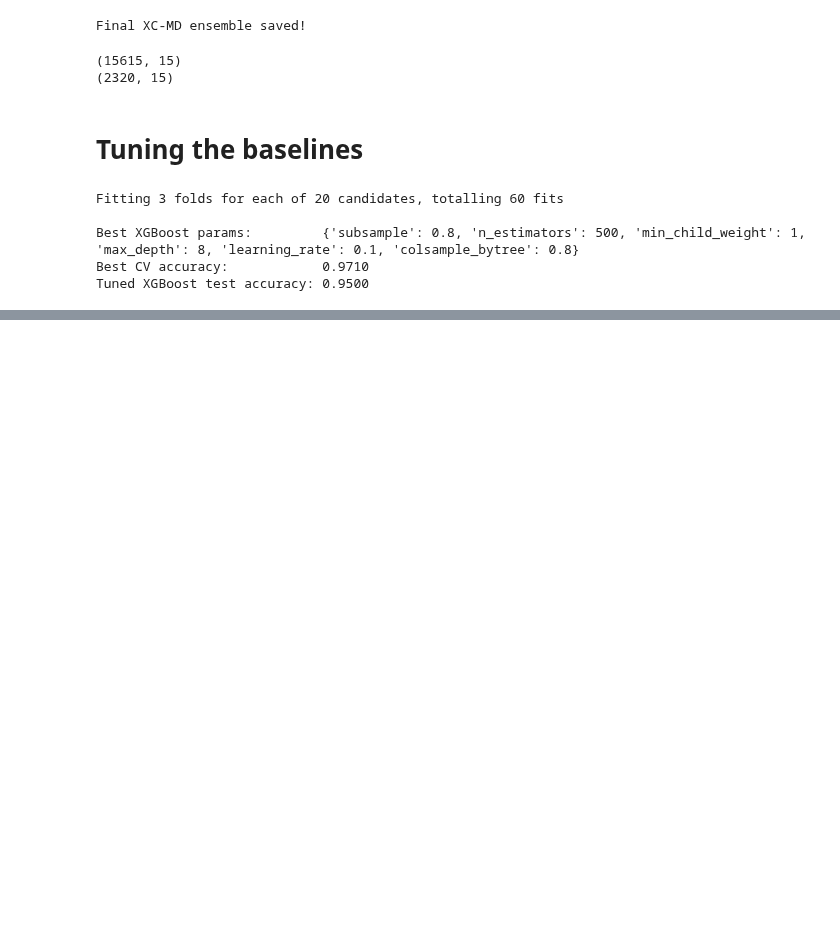
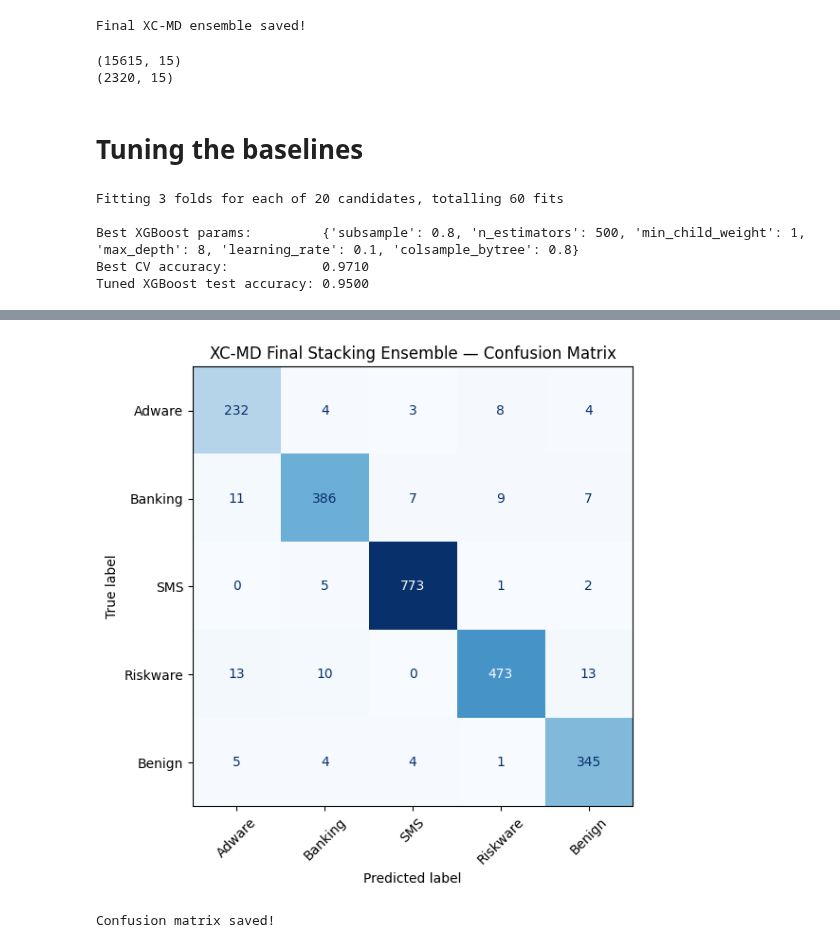
Before and after one commit to S-0120/XAI, a Jupyter notebook: XAI_Project.ipynb, the cells around one changed output, grey strips where cells are left out. Drawn from its saved outputs; the diff is of its cells as text; code cells hidden in the pictures; blank space fills up the shorter version.

```diff
--- a/XAI_Project.ipynb
+++ b/XAI_Project.ipynb
@@ -1464,0 +1521,20 @@ print("All tuned models saved!")
+# %%
+from sklearn.metrics import roc_auc_score, roc_curve
+from sklearn.preprocessing import label_binarize
+
+# Final predictions
+preds_final = lr_tuned.predict(meta_test_tuned)
+proba_final = lr_tuned.predict_proba(meta_test_tuned)
+
+# Binarize for AUC
+y_test_bin = label_binarize(y_test, classes=[0,1,2,3,4])
+
+print("=" * 50)
+print("   XC-MD FINAL EVALUATION — CICMalDroid")
+print("=" * 50)
+print(f"\n  Accuracy:  {accuracy_score(y_test, preds_final):.4f}")
+print(f"  Macro AUC: {roc_auc_score(y_test_bin, proba_final, multi_class='ovr', average='macro'):.4f}")
+print(f"  Micro AUC: {roc_auc_score(y_test_bin, proba_final, multi_class='ovr', average='micro'):.4f}")
+print("\nClassification Report:")
+print(classification_report(y_test, preds_final,
+      target_names=['Adware','Banking','SMS','Riskware','Benign']))
@@ -1464,0 +1562,15 @@ print("All tuned models saved!")
+# %%
+fig, ax = plt.subplots(figsize=(8, 6))
+cm = confusion_matrix(y_test, preds_final)
+disp = ConfusionMatrixDisplay(cm,
+       display_labels=['Adware','Banking','SMS','Riskware','Benign'])
+disp.plot(ax=ax, colorbar=False, cmap='Blues')
+ax.set_title('XC-MD Final Stacking Ensemble — Confusion Matrix')
+plt.xticks(rotation=45)
+plt.tight_layout()
+plt.savefig(MODELS_PATH + 'confusion_matrix_final.png', dpi=150, bbox_inches='tight')
+plt.show()
+print("Confusion matrix saved!")
+# %% [output]
+[figure, added]
+Confusion matrix saved!
```
Also changed, not shown: parts of 10 cells of this notebook.
